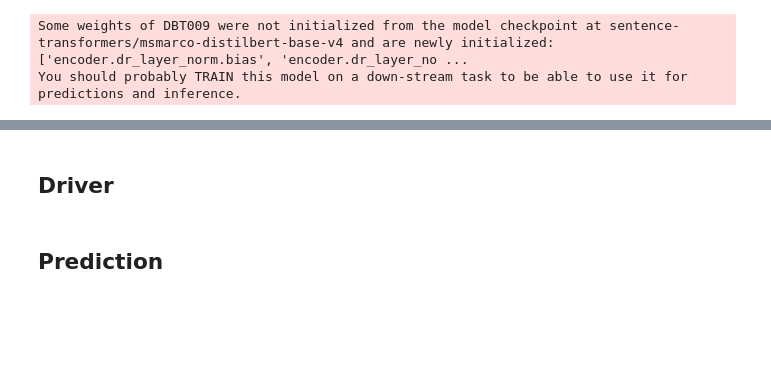
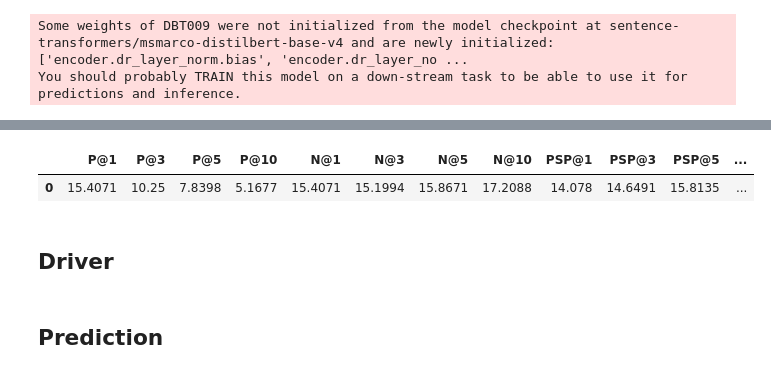
Before and after one commit to suchith720/medic, a Jupyter notebook: nbs/00_ngame-for-wikiseealsotitles-with-input-concatenation.ipynb, the cells around one changed output, grey strips where cells are left out. Saved outputs shown, nothing was run; the diff lists cells and outputs as text; code cells hidden in the pictures; blank space fills up the shorter version.

```diff
--- a/nbs/00_ngame-for-wikiseealsotitles-with-input-concatenation.ipynb
+++ b/nbs/00_ngame-for-wikiseealsotitles-with-input-concatenation.ipynb
@@ -88,7 +86,7 @@ args = XCLearningArguments(
     output_dir='/home/scai/phd/aiz218323/scratch/outputs/medic/00_ngame-for-wikiseealsotitles-with-input-concatenation',
     logging_first_step=True,
     per_device_train_batch_size=10,
-    per_device_eval_batch_size=10,
+    per_device_eval_batch_size=800,
     representation_num_beams=200,
     representation_accumulation_steps=10,
     save_strategy="steps",
@@ -122,4 +120,6 @@ args = XCLearningArguments(
     fp16=True,
 
     label_names=['lbl2data_idx', 'lbl2data_input_ids', 'lbl2data_attention_mask', 'data_idx'],
+
+    accelerator_config={"use_configured_state":True},
 )
@@ -153,2 +160,2 @@ learn.train()
 # %%
-learn.predict(block.test.dset)
+o = learn.predict(block.test.dset)
@@ -155,3 +164,8 @@ learn.predict(block.test.dset)
+# %%
+display_metric(o.metrics)
+# %% [output]
+|  | P@1 | P@3 | P@5 | P@10 | N@1 | N@3 | N@5 | N@10 | PSP@1 | PSP@3 | PSP@5 | ... |
+| 0 | 15.4071 | 10.25 | 7.8398 | 5.1677 | 15.4071 | 15.1994 | 15.8671 | 17.2088 | 14.078 | 14.6491 | 15.8135 | ... |
 # %% [markdown]
 ## Driver
 # %%
```
Also changed, not shown: parts of 5 cells of this notebook, 3 other files.
